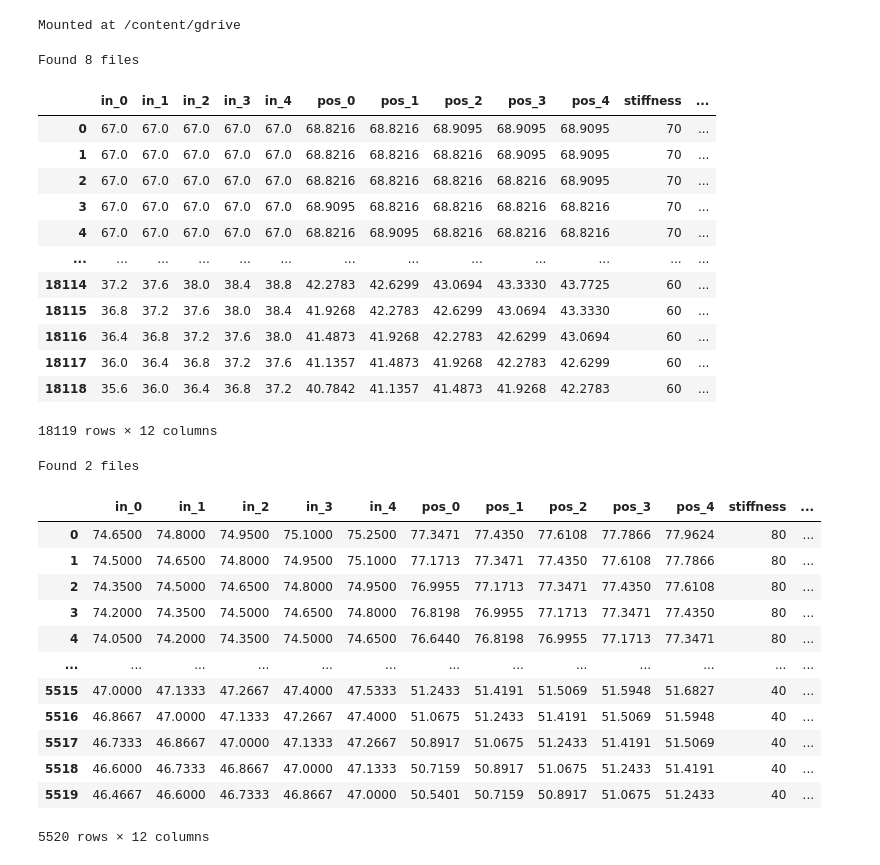
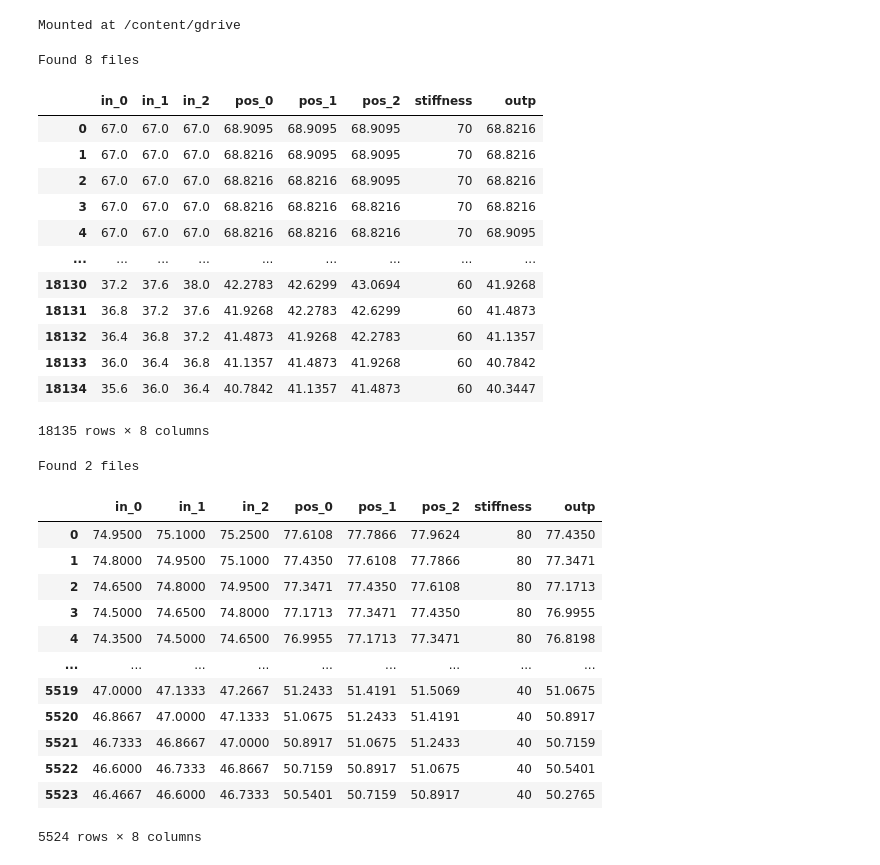
Before and after one commit to lukasmolnar/RoboCup_NN_Modeling, a Jupyter notebook: NN_Modeling_ShoulderPitch.ipynb, the cells around one changed output. Saved outputs shown, nothing was run; the diff lists cells and outputs as text; code cells hidden in the pictures.

```diff
--- a/NN_Modeling_ShoulderPitch.ipynb
+++ b/NN_Modeling_ShoulderPitch.ipynb
@@ -81,8 +81,8 @@ class MLP(nn.Module):
 data_path_train = '/content/gdrive/MyDrive/NN_Modeling_Dataset/ShoulderPitch/Right/train/'
 data_path_test = '/content/gdrive/MyDrive/NN_Modeling_Dataset/ShoulderPitch/Right/test/'
 
-data_columns = ["in_0", "in_1", "in_2", "in_3", "in_4",
-                "pos_0", "pos_1", "pos_2", "pos_3", "pos_4",
+data_columns = ["in_0", "in_1", "in_2",
+                "pos_0", "pos_1", "pos_2",
                 "stiffness", "outp"]
 
 dataset_train = pd.DataFrame(columns = data_columns)
@@ -90,46 +90,46 @@ dataset_test = pd.DataFrame(columns = data_columns)
 # %%
 # Get training dataset
 files = os.listdir(data_path_train)
 colnames = ["time", "sensed", "requested", "stiffness"]
 
 print("Found %d files" %(len(files)))
 
 for file in files:
     if file.endswith('.csv'):
       table = pd.read_csv(data_path_train + file, names=colnames)
 
       data_row = []
       input_row = []
       pos_row = []
 
-      for i in range(5, table.shape[0]):
-        for k in range(5):
+      for i in range(3, table.shape[0]):
+        for k in range(3):
           input_row.append(table['requested'][i-k])
           pos_row.append(table['sensed'][i-(k+1)])
 
         data_row.append([*input_row, *pos_row, table['stiffness'][i], table['sensed'][i]])
         input_row.clear()
         pos_row.clear()
 
     dataset_temp = pd.DataFrame(data = data_row, columns = data_columns)
     dataset_train = pd.concat([dataset_train, dataset_temp], ignore_index=True)
 
 dataset_train
 # %% [output]
 Found 8 files
-|  | in_0 | in_1 | in_2 | in_3 | in_4 | pos_0 | pos_1 | pos_2 | pos_3 | pos_4 | stiffness | ... |
-| 0 | 67.0 | 67.0 | 67.0 | 67.0 | 67.0 | 68.8216 | 68.8216 | 68.9095 | 68.9095 | 68.9095 | 70 | ... |
-| 1 | 67.0 | 67.0 | 67.0 | 67.0 | 67.0 | 68.8216 | 68.8216 | 68.8216 | 68.9095 | 68.9095 | 70 | ... |
-| 2 | 67.0 | 67.0 | 67.0 | 67.0 | 67.0 | 68.8216 | 68.8216 | 68.8216 | 68.8216 | 68.9095 | 70 | ... |
-| 3 | 67.0 | 67.0 | 67.0 | 67.0 | 67.0 | 68.9095 | 68.8216 | 68.8216 | 68.8216 | 68.8216 | 70 | ... |
-| 4 | 67.0 | 67.0 | 67.0 | 67.0 | 67.0 | 68.8216 | 68.9095 | 68.8216 | 68.8216 | 68.8216 | 70 | ... |
-| ... | ... | ... | ... | ... | ... | ... | ... | ... | ... | ... | ... | ... |
-| 18114 | 37.2 | 37.6 | 38.0 | 38.4 | 38.8 | 42.2783 | 42.6299 | 43.0694 | 43.3330 | 43.7725 | 60 | ... |
-| 18115 | 36.8 | 37.2 | 37.6 | 38.0 | 38.4 | 41.9268 | 42.2783 | 42.6299 | 43.0694 | 43.3330 | 60 | ... |
-| 18116 | 36.4 | 36.8 | 37.2 | 37.6 | 38.0 | 41.4873 | 41.9268 | 42.2783 | 42.6299 | 43.0694 | 60 | ... |
-| 18117 | 36.0 | 36.4 | 36.8 | 37.2 | 37.6 | 41.1357 | 41.4873 | 41.9268 | 42.2783 | 42.6299 | 60 | ... |
-| 18118 | 35.6 | 36.0 | 36.4 | 36.8 | 37.2 | 40.7842 | 41.1357 | 41.4873 | 41.9268 | 42.2783 | 60 | ... |
+|  | in_0 | in_1 | in_2 | pos_0 | pos_1 | pos_2 | stiffness | outp |
+| 0 | 67.0 | 67.0 | 67.0 | 68.9095 | 68.9095 | 68.9095 | 70 | 68.8216 |
+| 1 | 67.0 | 67.0 | 67.0 | 68.8216 | 68.9095 | 68.9095 | 70 | 68.8216 |
+| 2 | 67.0 | 67.0 | 67.0 | 68.8216 | 68.8216 | 68.9095 | 70 | 68.8216 |
+| 3 | 67.0 | 67.0 | 67.0 | 68.8216 | 68.8216 | 68.8216 | 70 | 68.8216 |
+| 4 | 67.0 | 67.0 | 67.0 | 68.8216 | 68.8216 | 68.8216 | 70 | 68.9095 |
+| ... | ... | ... | ... | ... | ... | ... | ... | ... |
+| 18130 | 37.2 | 37.6 | 38.0 | 42.2783 | 42.6299 | 43.0694 | 60 | 41.9268 |
+| 18131 | 36.8 | 37.2 | 37.6 | 41.9268 | 42.2783 | 42.6299 | 60 | 41.4873 |
+| 18132 | 36.4 | 36.8 | 37.2 | 41.4873 | 41.9268 | 42.2783 | 60 | 41.1357 |
+| 18133 | 36.0 | 36.4 | 36.8 | 41.1357 | 41.4873 | 41.9268 | 60 | 40.7842 |
+| 18134 | 35.6 | 36.0 | 36.4 | 40.7842 | 41.1357 | 41.4873 | 60 | 40.3447 |
-18119 rows × 12 columns
+18135 rows × 8 columns
 # %%
 # Get testing dataset
 files = os.listdir(data_path_test)
@@ -145,8 +145,8 @@ for file in files:
       input_row = []
       pos_row = []
 
-      for i in range(5, table.shape[0]):
-        for k in range(5):
+      for i in range(3, table.shape[0]):
+        for k in range(3):
           input_row.append(table['requested'][i-k])
           pos_row.append(table['sensed'][i-(k+1)])
 
@@ -160,19 +160,19 @@ for file in files:
 dataset_test
 # %% [output]
 Found 2 files
-|  | in_0 | in_1 | in_2 | in_3 | in_4 | pos_0 | pos_1 | pos_2 | pos_3 | pos_4 | stiffness | ... |
-| 0 | 74.6500 | 74.8000 | 74.9500 | 75.1000 | 75.2500 | 77.3471 | 77.4350 | 77.6108 | 77.7866 | 77.9624 | 80 | ... |
-| 1 | 74.5000 | 74.6500 | 74.8000 | 74.9500 | 75.1000 | 77.1713 | 77.3471 | 77.4350 | 77.6108 | 77.7866 | 80 | ... |
-| 2 | 74.3500 | 74.5000 | 74.6500 | 74.8000 | 74.9500 | 76.9955 | 77.1713 | 77.3471 | 77.4350 | 77.6108 | 80 | ... |
-| 3 | 74.2000 | 74.3500 | 74.5000 | 74.6500 | 74.8000 | 76.8198 | 76.9955 | 77.1713 | 77.3471 | 77.4350 | 80 | ... |
-| 4 | 74.0500 | 74.2000 | 74.3500 | 74.5000 | 74.6500 | 76.6440 | 76.8198 | 76.9955 | 77.1713 | 77.3471 | 80 | ... |
-| ... | ... | ... | ... | ... | ... | ... | ... | ... | ... | ... | ... | ... |
-| 5515 | 47.0000 | 47.1333 | 47.2667 | 47.4000 | 47.5333 | 51.2433 | 51.4191 | 51.5069 | 51.5948 | 51.6827 | 40 | ... |
-| 5516 | 46.8667 | 47.0000 | 47.1333 | 47.2667 | 47.4000 | 51.0675 | 51.2433 | 51.4191 | 51.5069 | 51.5948 | 40 | ... |
-| 5517 | 46.7333 | 46.8667 | 47.0000 | 47.1333 | 47.2667 | 50.8917 | 51.0675 | 51.2433 | 51.4191 | 51.5069 | 40 | ... |
-| 5518 | 46.6000 | 46.7333 | 46.8667 | 47.0000 | 47.1333 | 50.7159 | 50.8917 | 51.0675 | 51.2433 | 51.4191 | 40 | ... |
-| 5519 | 46.4667 | 46.6000 | 46.7333 | 46.8667 | 47.0000 | 50.5401 | 50.7159 | 50.8917 | 51.0675 | 51.2433 | 40 | ... |
+|  | in_0 | in_1 | in_2 | pos_0 | pos_1 | pos_2 | stiffness | outp |
+| 0 | 74.9500 | 75.1000 | 75.2500 | 77.6108 | 77.7866 | 77.9624 | 80 | 77.4350 |
+| 1 | 74.8000 | 74.9500 | 75.1000 | 77.4350 | 77.6108 | 77.7866 | 80 | 77.3471 |
+| 2 | 74.6500 | 74.8000 | 74.9500 | 77.3471 | 77.4350 | 77.6108 | 80 | 77.1713 |
+| 3 | 74.5000 | 74.6500 | 74.8000 | 77.1713 | 77.3471 | 77.4350 | 80 | 76.9955 |
+| 4 | 74.3500 | 74.5000 | 74.6500 | 76.9955 | 77.1713 | 77.3471 | 80 | 76.8198 |
+| ... | ... | ... | ... | ... | ... | ... | ... | ... |
+| 5519 | 47.0000 | 47.1333 | 47.2667 | 51.2433 | 51.4191 | 51.5069 | 40 | 51.0675 |
+| 5520 | 46.8667 | 47.0000 | 47.1333 | 51.0675 | 51.2433 | 51.4191 | 40 | 50.8917 |
+| 5521 | 46.7333 | 46.8667 | 47.0000 | 50.8917 | 51.0675 | 51.2433 | 40 | 50.7159 |
+| 5522 | 46.6000 | 46.7333 | 46.8667 | 50.7159 | 50.8917 | 51.0675 | 40 | 50.5401 |
+| 5523 | 46.4667 | 46.6000 | 46.7333 | 50.5401 | 50.7159 | 50.8917 | 40 | 50.2765 |
-5520 rows × 12 columns
+5524 rows × 8 columns
 # %%
 # Set fixed random number seed
 torch.manual_seed(42)
```
Also changed, not shown: parts of 6 cells of this notebook.
